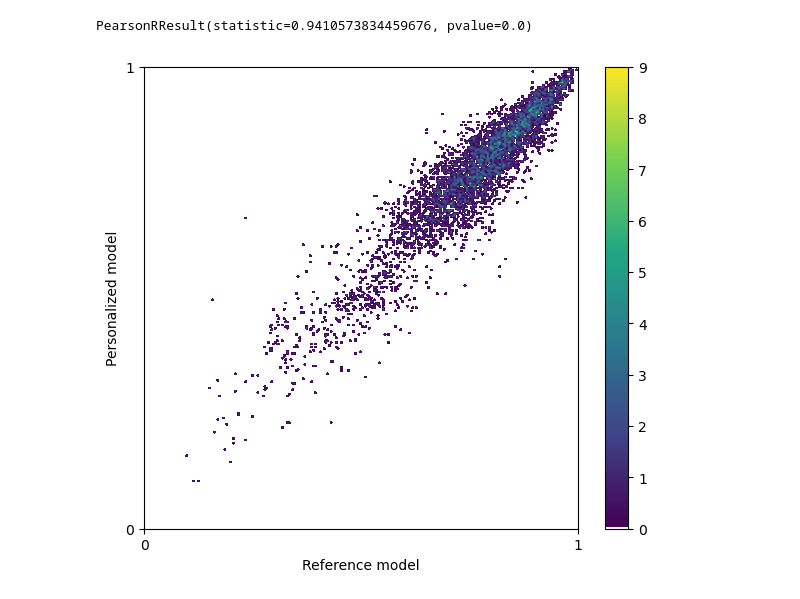
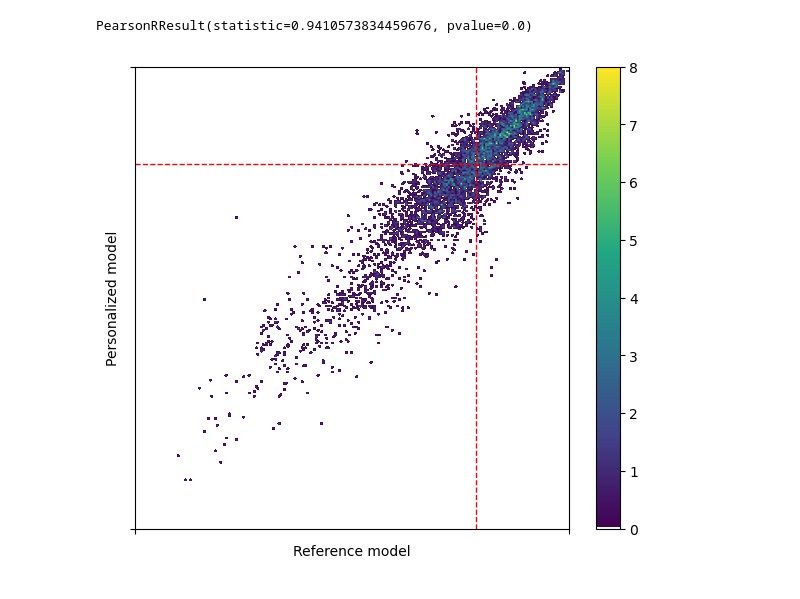
Before and after one commit to Danko-Lab/clipnet_ablation, a Jupyter notebook: evaluation_across_loci/personalized_v_reference_performance.ipynb, the cells around one changed output. Saved outputs shown, nothing was run; the diff lists cells and outputs as text; code cells hidden in the pictures.

```diff
--- a/evaluation_across_loci/personalized_v_reference_performance.ipynb
+++ b/evaluation_across_loci/personalized_v_reference_performance.ipynb
@@ -65,28 +63,31 @@ jsd = pd.DataFrame(
     }
 ).dropna()
 # %%
-# Plot predicted vs observed log quantities
+# Plot predicted vs observed profile pearsons
 
 fig = plt.figure(figsize=(7, 6))
 ax = fig.add_subplot(1, 1, 1, projection="scatter_density")
 density = ax.scatter_density(
     pearson.reference, pearson.personalized, cmap=white_viridis
 )
 fig.colorbar(density)
+
+ax.axvline(pearson.reference.median(), color="red", lw=1, ls="--")
+ax.axhline(pearson.personalized.median(), color="red", lw=1, ls="--")
 ax.set_xlim(-0, 1)
 ax.set_ylim(-0, 1)
 ax.set_yticks([-0, 1])
-#ax.set_yticklabels(["", ""])
+ax.set_yticklabels(["", ""])
 ax.set_xticks([-0, 1])
-#ax.set_xticklabels(["", ""])
+ax.set_xticklabels(["", ""])
 ax.set_ylabel("Personalized model")
 ax.set_xlabel("Reference model")
 #plt.savefig("img/ensemble_predictions_log_sums.pdf")
 
 pearsonr(pearson.reference, pearson.personalized)
 # %% [output]
 PearsonRResult(statistic=0.9410573834459676, pvalue=0.0)
-[figure, old version]
+[figure, new version]
 # %%
 # Plot predicted vs observed log quantities
 
```
Also changed, not shown: parts of 2 cells of this notebook.
